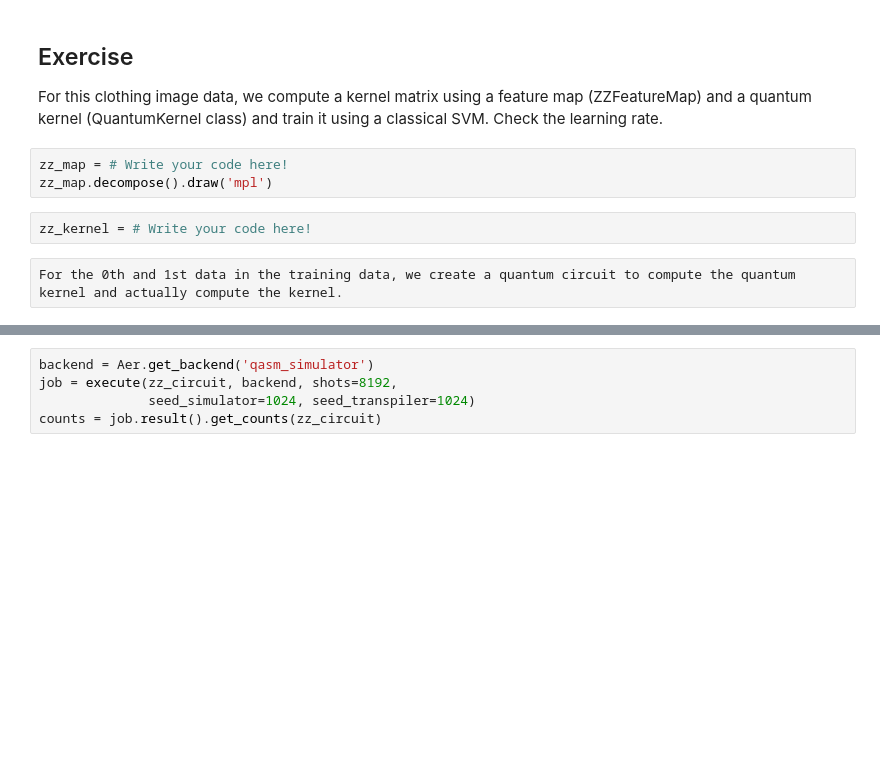
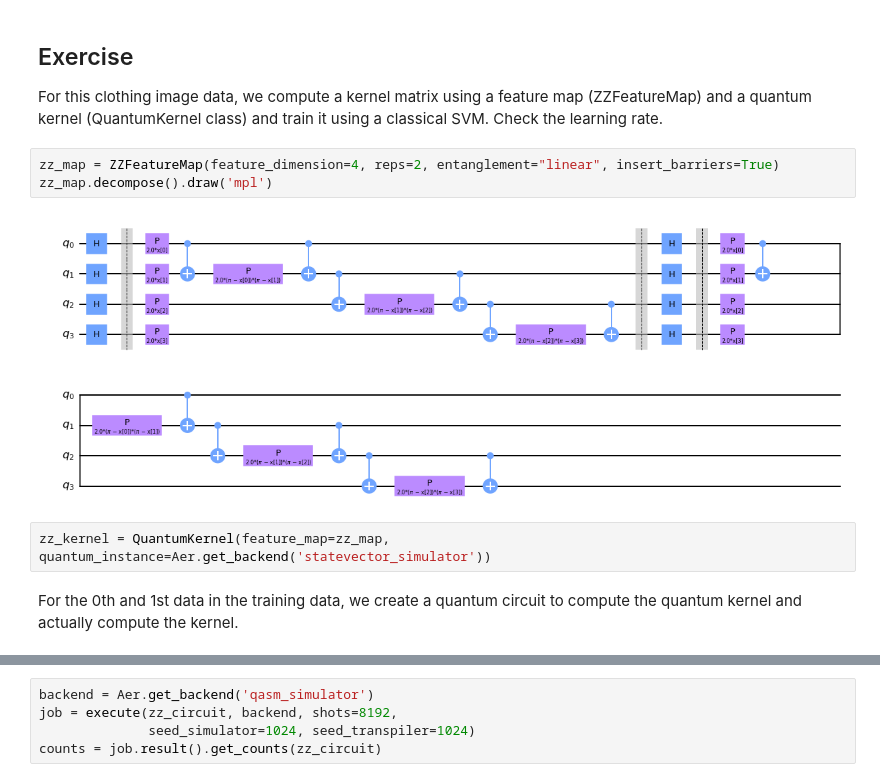
Before and after one commit to mrvee-qC-bee/SCQC23, a Jupyter notebook: Day_2/SVM/SCQC_23_SVM.ipynb.ipynb, the cells around one changed output, grey strips where cells are left out. Cells and saved outputs as stored; diff of their text form; blank space fills up the shorter version.

```diff
--- a/Day_2/SVM/SCQC_23_SVM.ipynb.ipynb
+++ b/Day_2/SVM/SCQC_23_SVM.ipynb.ipynb
@@ -236,12 +241,14 @@ print(sample_test[0], labels_test[0])
 
 For this clothing image data, we compute a kernel matrix using a feature map (ZZFeatureMap) and a quantum kernel (QuantumKernel class) and train it using a classical SVM. Check the learning rate.
 # %%
-zz_map = # Write your code here!
+zz_map = ZZFeatureMap(feature_dimension=4, reps=2, entanglement="linear", insert_barriers=True)
 zz_map.decompose().draw('mpl')
+# %% [output]
+[figure, added]
 # %%
-zz_kernel = # Write your code here!
+zz_kernel = QuantumKernel(feature_map=zz_map, quantum_instance=Aer.get_backend('statevector_simulator'))
-# %% [raw]
-For the 0th and 1st data in the training data, we create a quantum circuit to compute the quantum kernel and actually compute the kernel.
+# %% [markdown]
+For the 0th and 1st data in the training data, we create a quantum circuit to compute the quantum kernel and actually compute the kernel.
 # %%
 print(sample_train[0])
 print(sample_train[1])
```
Also changed, not shown: parts of 7 cells of this notebook, 1 other file.
